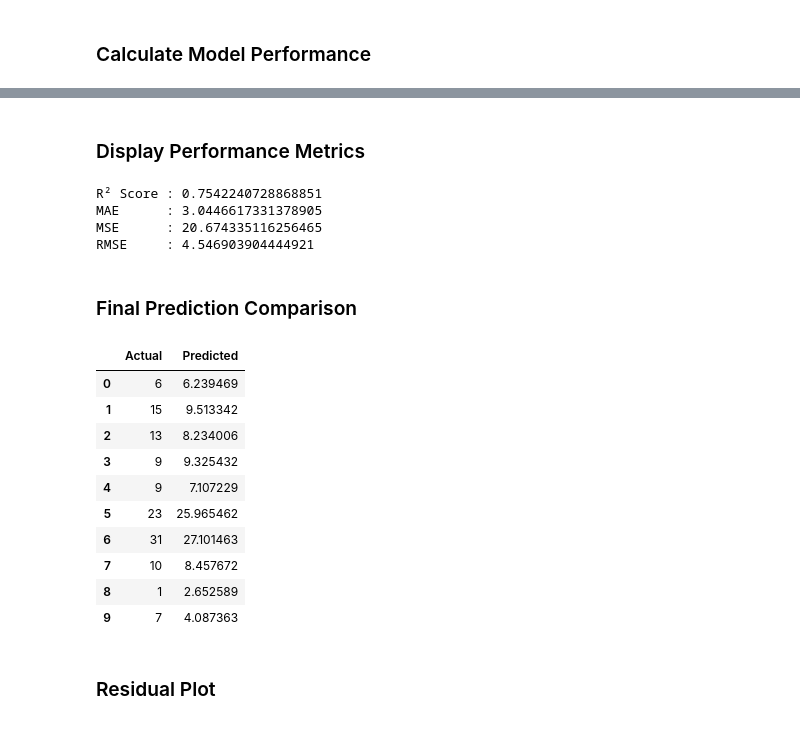
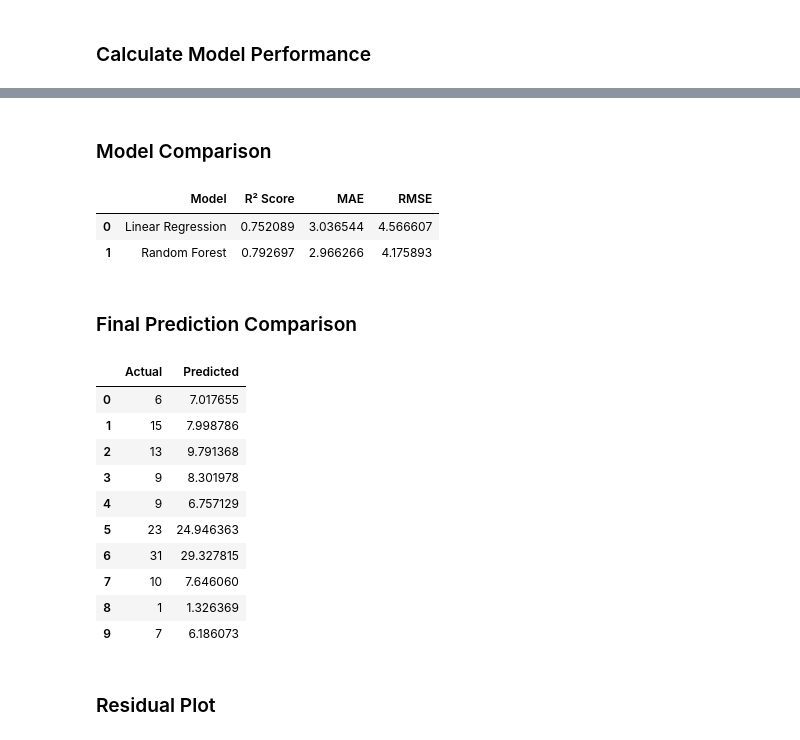
Before and after one commit to yogeshwartribhuvan2972-max/Dynamic-Pricing-Strategies-for-Fitness-Classes, a Jupyter notebook: Price Elasticity Model.ipynb, the cells around one changed output, grey strips where cells are left out. Drawn from its saved outputs; the diff is of its cells as text; code cells hidden in the pictures.

```diff
--- a/Price Elasticity Model.ipynb
+++ b/Price Elasticity Model.ipynb
@@ -223,36 +258,48 @@ rmse = np.sqrt(mse)
-# %% [markdown]
-### Display Performance Metrics
-# %%
-print("R² Score :", r2)
-print("MAE      :", mae)
-print("MSE      :", mse)
-print("RMSE     :", rmse)
-# %% [output]
-R² Score : 0.7542240728868851
-MAE      : 3.0446617331378905
-MSE      : 20.674335116256465
-RMSE     : 4.546903904444921
 # %% [markdown]
-### Final Prediction Comparison
+### Model Comparison
-# %%
-comparison = pd.DataFrame({
-    "Actual": y_test.values,
-    "Predicted": y_pred
-})
-
-comparison.head(10)
-# %% [output]
-|  | Actual | Predicted |
-| 0 | 6 | 6.239469 |
-| 1 | 15 | 9.513342 |
-| 2 | 13 | 8.234006 |
-| 3 | 9 | 9.325432 |
-| 4 | 9 | 7.107229 |
-| 5 | 23 | 25.965462 |
-| 6 | 31 | 27.101463 |
-| 7 | 10 | 8.457672 |
-| 8 | 1 | 2.652589 |
-| 9 | 7 | 4.087363 |
+# %%
+comparison = pd.DataFrame({
+    "Model": ["Linear Regression", "Random Forest"],
+    "R² Score": [
+        r2_score(y_test, y_pred_lr),
+        r2_score(y_test, y_pred_rf)
+    ],
+    "MAE": [
+        mean_absolute_error(y_test, y_pred_lr),
+        mean_absolute_error(y_test, y_pred_rf)
+    ],
+    "RMSE": [
+        np.sqrt(mean_squared_error(y_test, y_pred_lr)),
+        np.sqrt(mean_squared_error(y_test, y_pred_rf))
+    ]
+})
+
+comparison
+# %% [output]
+|  | Model | R² Score | MAE | RMSE |
+| 0 | Linear Regression | 0.752089 | 3.036544 | 4.566607 |
+| 1 | Random Forest | 0.792697 | 2.966266 | 4.175893 |
+# %% [markdown]
+### Final Prediction Comparison
+# %%
+comparison = pd.DataFrame({
+    "Actual": y_test.values,
+    "Predicted": y_pred_rf
+})
+
+comparison.head(10)
+# %% [output]
+|  | Actual | Predicted |
+| 0 | 6 | 7.017655 |
+| 1 | 15 | 7.998786 |
+| 2 | 13 | 9.791368 |
+| 3 | 9 | 8.301978 |
+| 4 | 9 | 6.757129 |
+| 5 | 23 | 24.946363 |
+| 6 | 31 | 29.327815 |
+| 7 | 10 | 7.646060 |
+| 8 | 1 | 1.326369 |
+| 9 | 7 | 6.186073 |
 # %% [markdown]
 ### Residual Plot
 # %%
```
Also changed, not shown: parts of 14 cells of this notebook.
